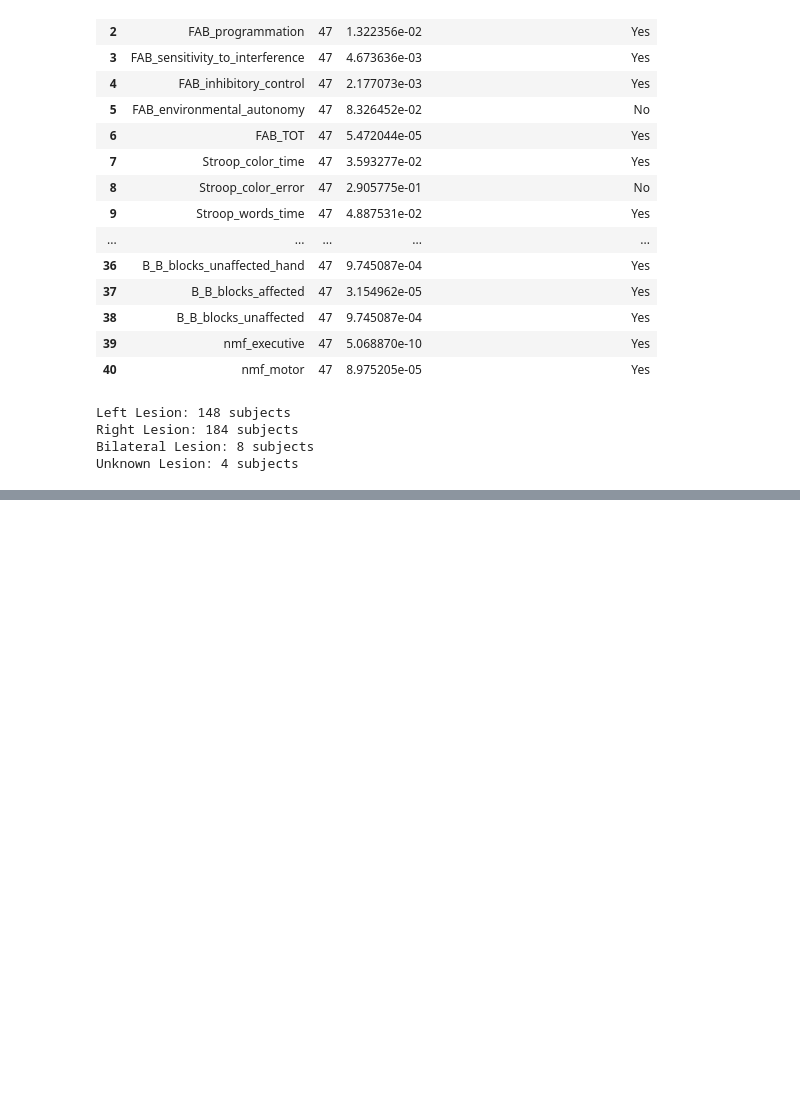
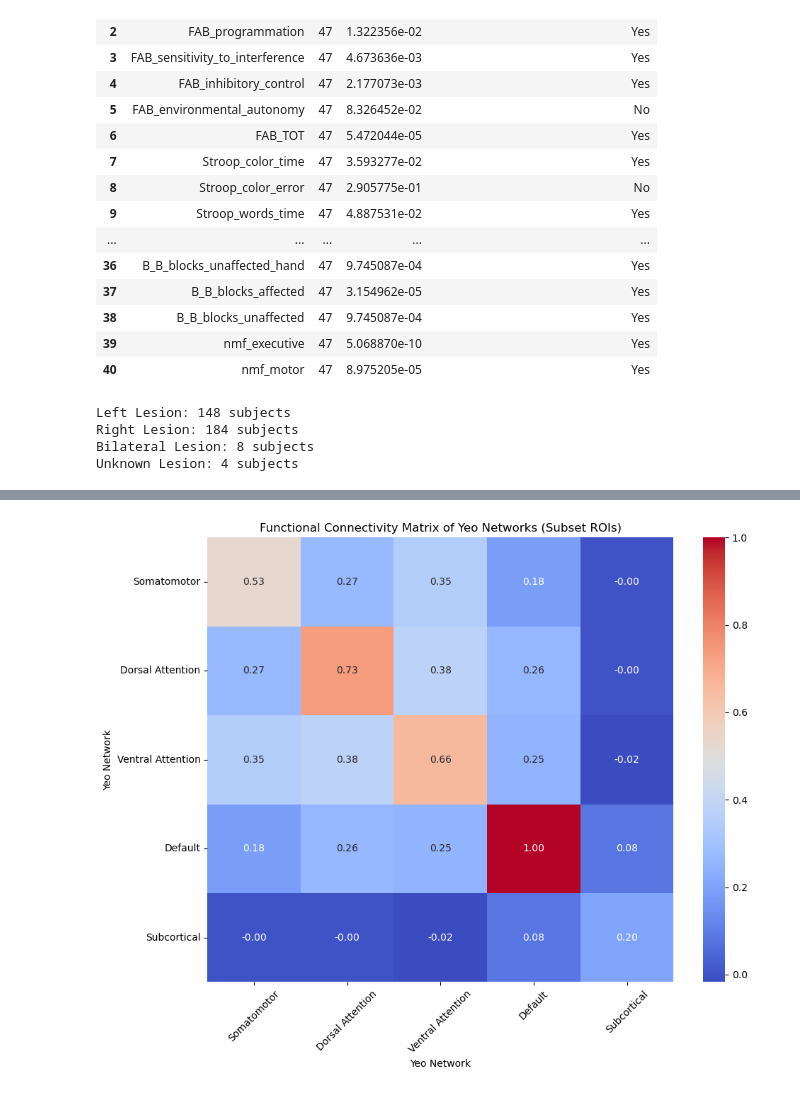
Before and after one commit to maylismlr/uphummel_MA4, a Jupyter notebook: clustering.ipynb, the cells around one changed output, grey strips where cells are left out. Saved outputs shown, nothing was run; the diff lists cells and outputs as text; code cells hidden in the pictures; blank space fills up the shorter version.

```diff
--- a/clustering.ipynb
+++ b/clustering.ipynb
@@ -464,0 +484,81 @@ yeo = pd.concat([yeo, new_rows], ignore_index=True)
+# %%
+# Load the matrix (choose a non-None subject)
+t1_matrix = t1_matrices.T1_matrix[1]  # Replace '1' with your desired subject index
+fc_matrix = t1_matrix.to_numpy()
+
+# Load the Yeo network mapping
+yeo_path = "data/hcp_mmp10_yeo7_modes_indices.csv"
+yeo = pd.read_csv(yeo_path, names=['Yeo_Network'])
+yeo['Glasser_Index'] = range(1, 361)  # 1-based indexing
+
+# Add additional ROIs (361–379) mapped to Yeo network 8 (index 7 after shift)
+new_rows = pd.DataFrame({
+    'Glasser_Index': range(361, 380),  # 360 to 379 inclusive
+    'Yeo_Network': 8
+})
+
+# Combine and shift to 0-based indexing
+region_to_yeo = pd.concat([yeo, new_rows], ignore_index=True)
+region_to_yeo['Yeo_Network'] = region_to_yeo['Yeo_Network'] - 1
+region_to_yeo['Glasser_Index'] = region_to_yeo['Glasser_Index'] - 1
+
+# Define your ROI subset (0-based indices)
+rois = [363, 364, 365, 368, 372, 373, 374, 377, 379, 361, 370, 362, 371, 12, 54, 56,
+        78, 96, 192, 234, 236, 258, 276, 8, 9, 51, 52, 53, 188, 189, 231, 232, 233]
+rois = [roi - 1 for roi in rois]  # Already 0-based in this context
+
+# Filter the mapping to match the selected ROIs
+region_to_yeo = region_to_yeo[region_to_yeo['Glasser_Index'].isin(rois)]
+
+# Remap FC matrix to selected ROIs
+fc_matrix = fc_matrix[rois, :][:, rois]
+
+# Create Glasser → local FC matrix index map
+glasser_to_local = {roi: idx for idx, roi in enumerate(rois)}
+
+# Group Glasser indices by Yeo network
+network_to_indices = region_to_yeo.groupby('Yeo_Network')['Glasser_Index'].apply(list).to_dict()
+
+# Build network-to-index map
+key_list = sorted(network_to_indices.keys())
+key_to_idx = {k: i for i, k in enumerate(key_list)}
+num_networks = len(key_list)
+yeo_fc = np.zeros((num_networks, num_networks))
+
+# Compute average FC per network pair
+for i in key_list:
+    for j in key_list:
+        idx_i = [glasser_to_local[g] for g in network_to_indices[i]]
+        idx_j = [glasser_to_local[g] for g in network_to_indices[j]]
+        submatrix = fc_matrix[np.ix_(idx_i, idx_j)]
+        yeo_fc[key_to_idx[i], key_to_idx[j]] = submatrix.mean()
+
+# Optional: map Yeo network indices to names
+yeo_label_map = {
+    0: "Visual",
+    1: "Somatomotor",
+    2: "Dorsal Attention",
+    3: "Ventral Attention",
+    4: "Limbic",
+    5: "Frontoparietal",
+    6: "Default",
+    7: "Subcortical"
+}
+region_to_yeo['yeo_name'] = region_to_yeo['Yeo_Network'].map(yeo_label_map)
+labels = [yeo_label_map[k] for k in key_list]
+
+# Plot heatmap
+plt.figure(figsize=(10, 8))
+sns.heatmap(yeo_fc, cmap='coolwarm', annot=True, fmt=".2f", cbar=True,
+            xticklabels=labels, yticklabels=labels)
+plt.title("Functional Connectivity Matrix of Yeo Networks (Subset ROIs)")
+plt.xlabel("Yeo Network")
+plt.ylabel("Yeo Network")
+plt.xticks(rotation=45)
+plt.yticks(rotation=0)
+plt.tight_layout()
+plt.show()
+
+# NOTE: Intra-network FC includes diagonals
+# %% [output]
+[figure, added]
```
Also changed, not shown: parts of 22 cells of this notebook, 3 other files.
